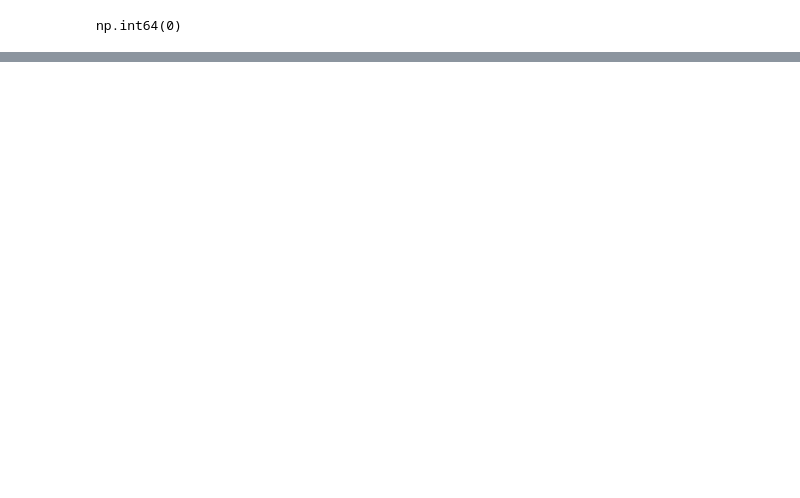
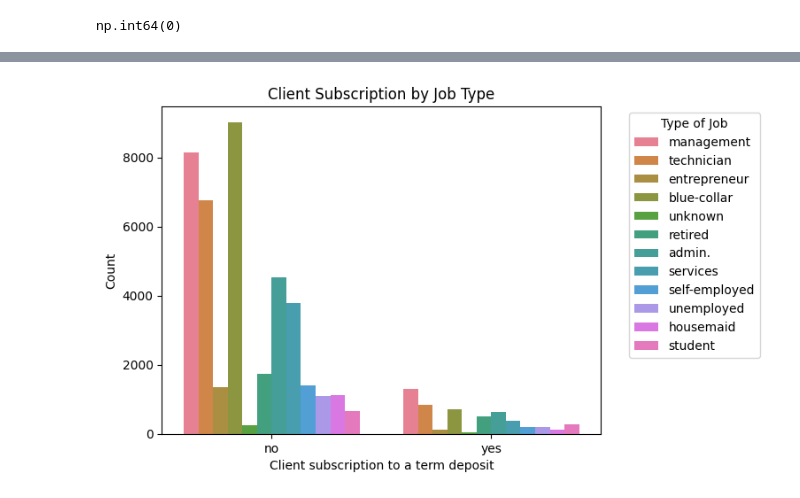
Before and after one commit to Madhvi728/DataScience-ML, a Jupyter notebook: analysis.ipynb, the cells around one changed output, grey strips where cells are left out. Drawn from its saved outputs; the diff is of its cells as text; code cells hidden in the pictures; blank space fills up the shorter version.

```diff
--- a/analysis.ipynb
+++ b/analysis.ipynb
@@ -144,0 +157,10 @@ df.head()
+# %%
+fig=plt.Figure(figsize=(6,7))
+fig=sns.countplot(data=df,x="Has client subscribed to a term deposit(1=no, 2=yes)",hue="Type of Job")
+plt.title("Client Subscription by Job Type")
+plt.xlabel("Client subscription to a term deposit")
+plt.ylabel("Count")
+plt.legend(title="Type of Job", bbox_to_anchor=(1.05, 1), loc='upper left')
+plt.show()
+# %% [output]
+[figure, added]
```
Also changed, not shown: parts of 26 cells of this notebook, 2 other files.
